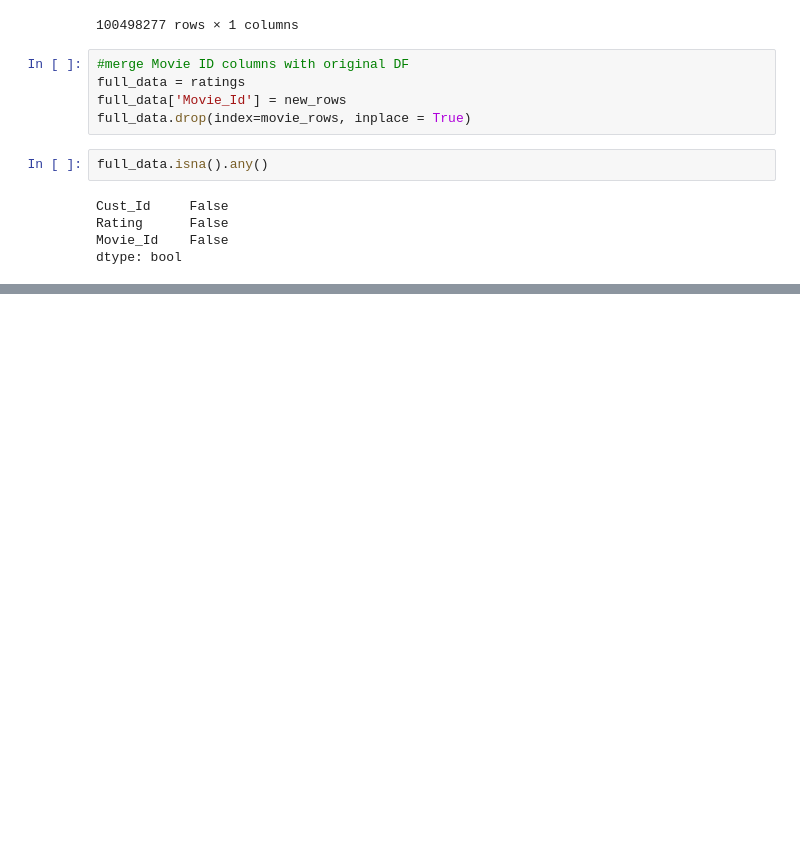
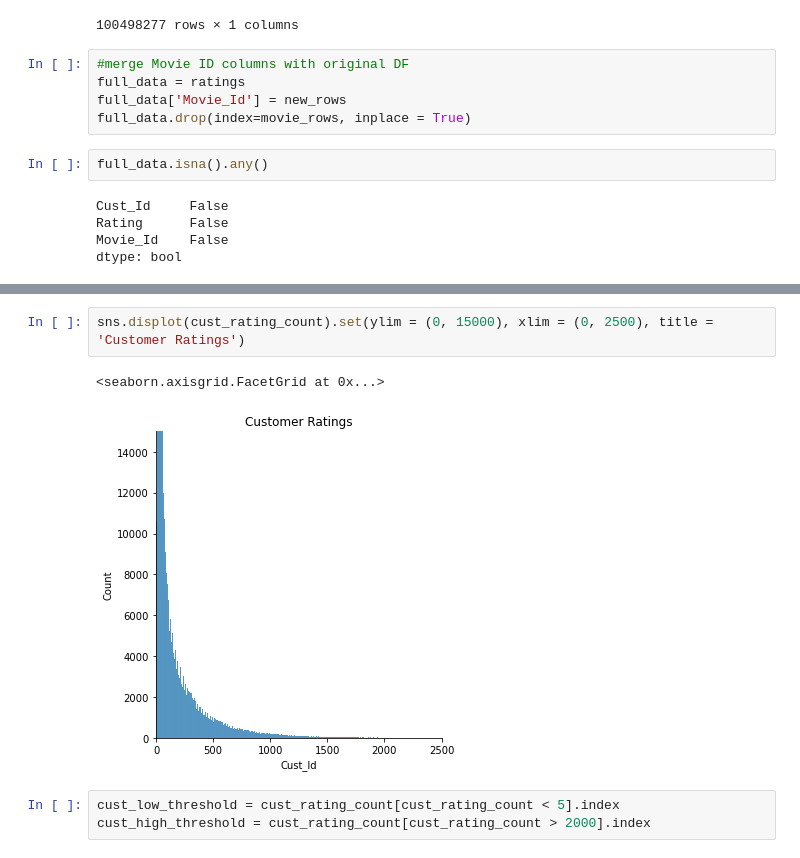
Before and after one commit to calvinhathcock/project4_clustering, a Jupyter notebook: netflix_recommendation.ipynb, the cells around one changed output, grey strips where cells are left out. Cells and saved outputs as stored; diff of their text form; blank space fills up the shorter version.

```diff
--- a/netflix_recommendation.ipynb
+++ b/netflix_recommendation.ipynb
@@ -170,0 +255,8 @@ dtype: bool
+# %%
+sns.displot(cust_rating_count).set(ylim = (0, 15000), xlim = (0, 2500), title = 'Customer Ratings')
+# %% [output]
+<seaborn.axisgrid.FacetGrid at 0x...>
+[figure, added]
+# %%
+cust_low_threshold = cust_rating_count[cust_rating_count < 5].index
+cust_high_threshold = cust_rating_count[cust_rating_count > 2000].index
```
Also changed, not shown: parts of 13 cells of this notebook.
